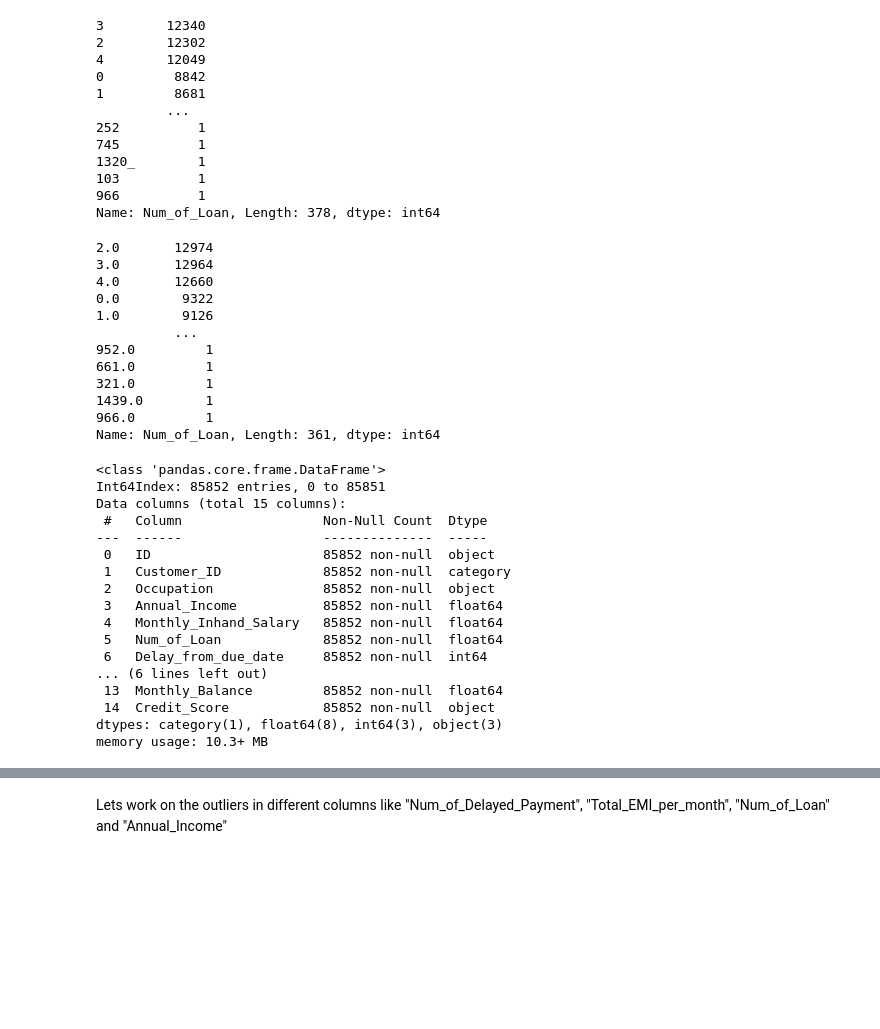
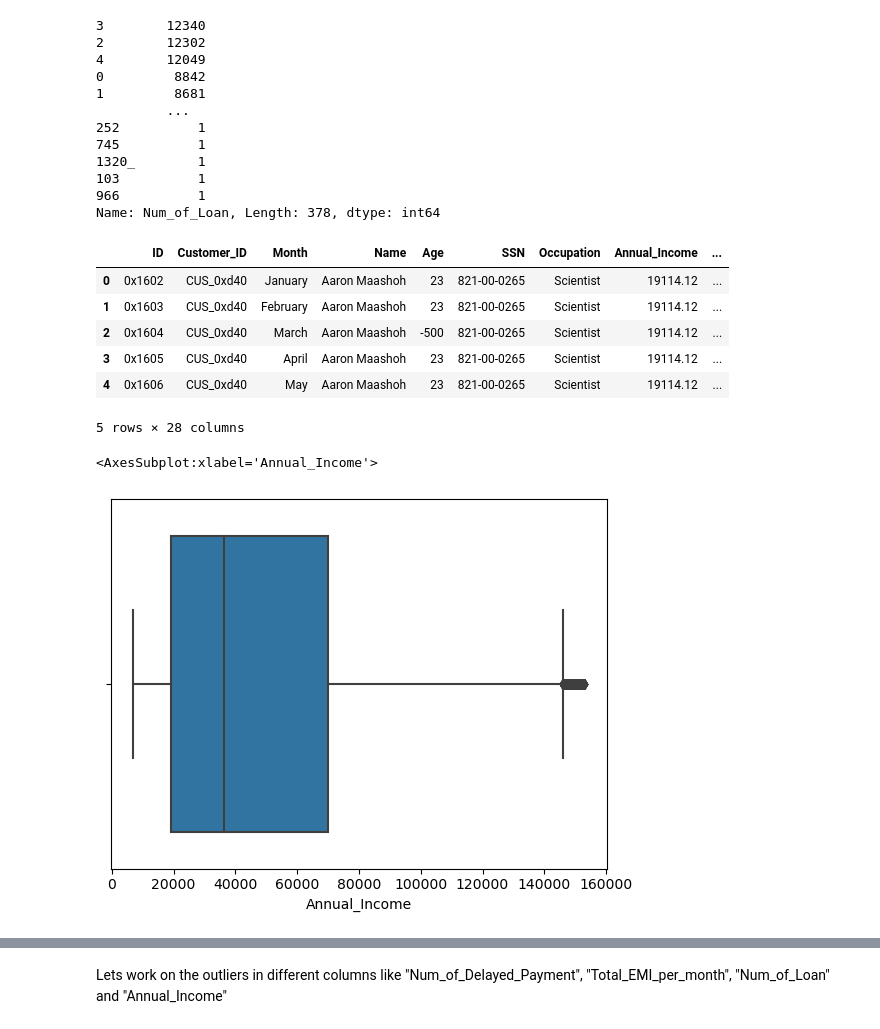
Before and after one commit to tanvimathur11/DDA, a Jupyter notebook: DDA_cleaning.ipynb, the cells around one changed output, grey strips where cells are left out. Drawn from its saved outputs; the diff is of its cells as text; code cells hidden in the pictures; blank space fills up the shorter version.

Commit message:
updates data cleaning and part EDA

```diff
--- a/DDA_cleaning.ipynb
+++ b/DDA_cleaning.ipynb
@@ -421,8 +459,15 @@ Name: Outstanding_Debt, Length: 13034, dtype: int64
 # %%
 # Remove rows where the "Outstanding_Debt" column has the value "_"
-final_dataset['Outstanding_Debt'] = final_dataset['Outstanding_Debt'].str.replace('_', '')
+#final_dataset['Outstanding_Debt'] = final_dataset['Outstanding_Debt'].str.replace('_', '')
 # Converting "Outstanding_Debt" column to numeric
-final_dataset['Outstanding_Debt'] = pd.to_numeric(final_dataset['Outstanding_Debt'],errors='coerce')
+#final_dataset['Outstanding_Debt'] = pd.to_numeric(final_dataset['Outstanding_Debt'],errors='coerce')
+
+
+int_col = ['Delay_from_due_date','Num_of_Delayed_Payment','Outstanding_Debt',
+           'Total_EMI_per_month','Monthly_Balance','Payment_Behaviour','Credit_History_Age','Annual_Income']
+
+for i in int_col:
+    final_dataset[i] = final_dataset[i].astype(float)
 # %%
 final_dataset['Outstanding_Debt'].value_counts()
 # %% [output]
@@ -457,3 +502 @@ final_dataset['Delay_from_due_date'].value_counts()
 Name: Delay_from_due_date, Length: 73, dtype: int64
-# %%
-final_dataset.loc[final_dataset['Delay_from_due_date'] < 0, 'Delay_from_due_date'] = 0
@@ -489,11 +542,6 @@ final_dataset['Num_of_Loan'].value_counts()
 103          1
 966          1
 Name: Num_of_Loan, Length: 378, dtype: int64
-# %%
-# Remove rows where the "Num_of_Loan" column has the value "_"
-final_dataset['Num_of_Loan'] = final_dataset['Num_of_Loan'].str.replace('_', '')
-# Converting "Num_of_Loan" column to numeric
-final_dataset['Num_of_Loan'] = pd.to_numeric(final_dataset['Num_of_Loan'],errors='coerce')
 # %%
 final_dataset.loc[final_dataset['Num_of_Loan'] == "-100", 'Num_of_Loan'] = np.nan
 # %%
@@ -508,38 +556,26 @@ final_dataset['Num_of_Loan'].fillna(final_dataset['median_Num_of_Loan'], inplace
 
 # Drop the median Num_of_Loan column
 final_dataset.drop('median_Num_of_Loan', axis=1, inplace=True)
-# %%
-final_dataset['Num_of_Loan'].value_counts()
-# %% [output]
-2.0       12974
-3.0       12964
-4.0       12660
-0.0        9322
-1.0        9126
-          ...
-952.0         1
-661.0         1
-321.0         1
-1439.0        1
-966.0         1
-Name: Num_of_Loan, Length: 361, dtype: int64
 # %%
-final_dataset.info()
+final_dataset.head()
 # %% [output]
+|  | ID | Customer_ID | Month | Name | Age | SSN | Occupation | Annual_Income | ... |
+| 0 | 0x1602 | CUS_0xd40 | January | Aaron Maashoh | 23 | 821-00-0265 | Scientist | 19114.12 | ... |
+| 1 | 0x1603 | CUS_0xd40 | February | Aaron Maashoh | 23 | 821-00-0265 | Scientist | 19114.12 | ... |
+| 2 | 0x1604 | CUS_0xd40 | March | Aaron Maashoh | -500 | 821-00-0265 | Scientist | 19114.12 | ... |
+| 3 | 0x1605 | CUS_0xd40 | April | Aaron Maashoh | 23 | 821-00-0265 | Scientist | 19114.12 | ... |
+| 4 | 0x1606 | CUS_0xd40 | May | Aaron Maashoh | 23 | 821-00-0265 | Scientist | 19114.12 | ... |
-<class 'pandas.core.frame.DataFrame'>
-Int64Index: 85852 entries, 0 to 85851
-Data columns (total 15 columns):
- #   Column                  Non-Null Count  Dtype
----  ------                  --------------  -----
- 0   ID                      85852 non-null  object
- 1   Customer_ID             85852 non-null  category
- 2   Occupation              85852 non-null  object
- 3   Annual_Income           85852 non-null  float64
- 4   Monthly_Inhand_Salary   85852 non-null  float64
- 5   Num_of_Loan             85852 non-null  float64
- 6   Delay_from_due_date     85852 non-null  int64
-... (6 lines left out)
- 13  Monthly_Balance         85852 non-null  float64
- 14  Credit_Score            85852 non-null  object
-dtypes: category(1), float64(8), int64(3), object(3)
-memory usage: 10.3+ MB
+5 rows × 28 columns
+# %%
+#Using the Inter Quantile Range to drop outliers
+Q1 = final_dataset.Annual_Income.quantile(0.25)
+Q3 = final_dataset.Annual_Income.quantile(0.75)
+
+IQR = Q3 - Q1
+final_dataset = final_dataset.drop(final_dataset.loc[final_dataset['Annual_Income'] > (Q3 + 1.5 * IQR)].index)
+final_dataset = final_dataset.drop(final_dataset.loc[final_dataset['Annual_Income'] < (Q1-1.5*IQR)].index)
+# %%
+sns.boxplot(x=final_dataset['Annual_Income'])
+# %% [output]
+<AxesSubplot:xlabel='Annual_Income'>
+[figure, added]
```
Also changed, not shown: parts of 29 cells of this notebook, 3 other files.
